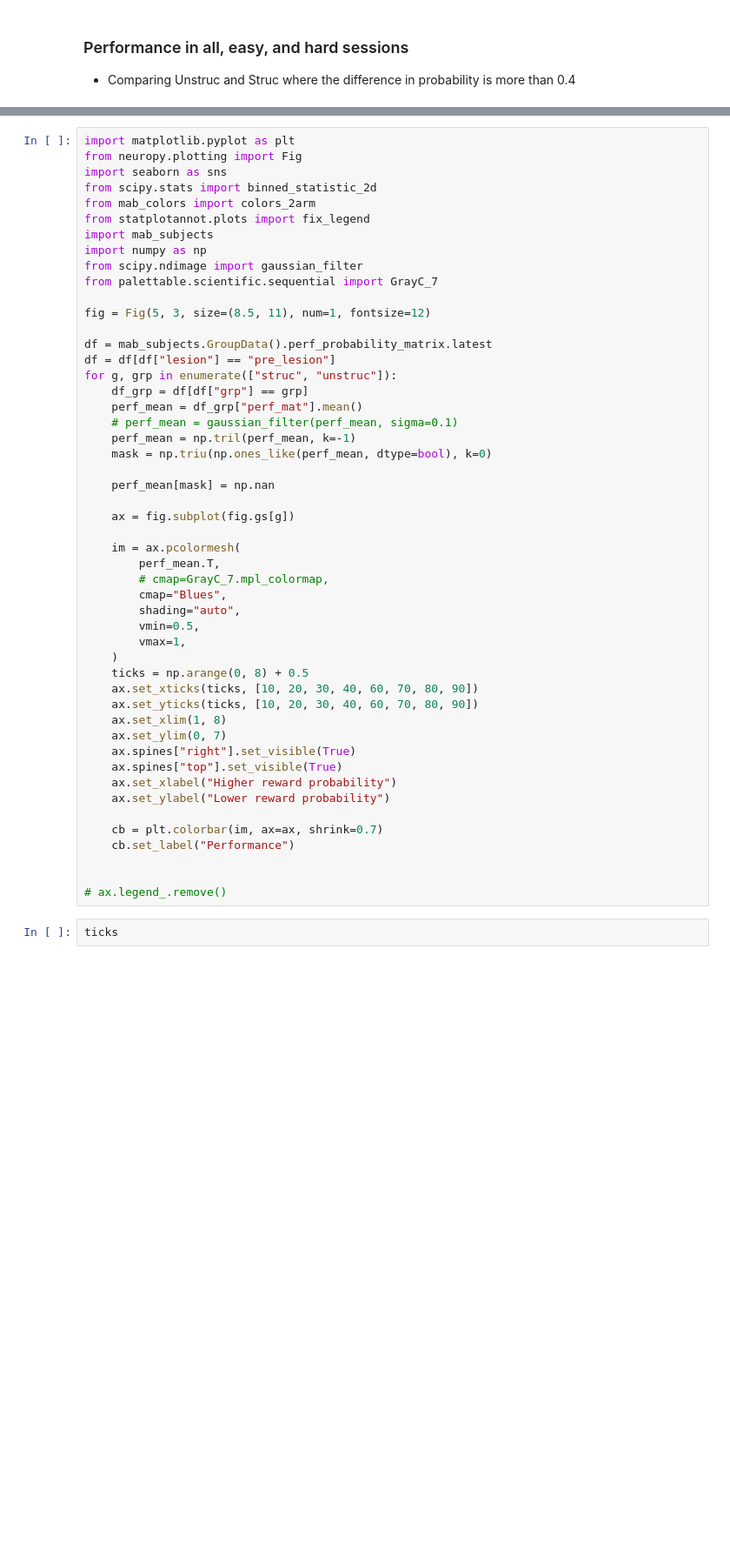
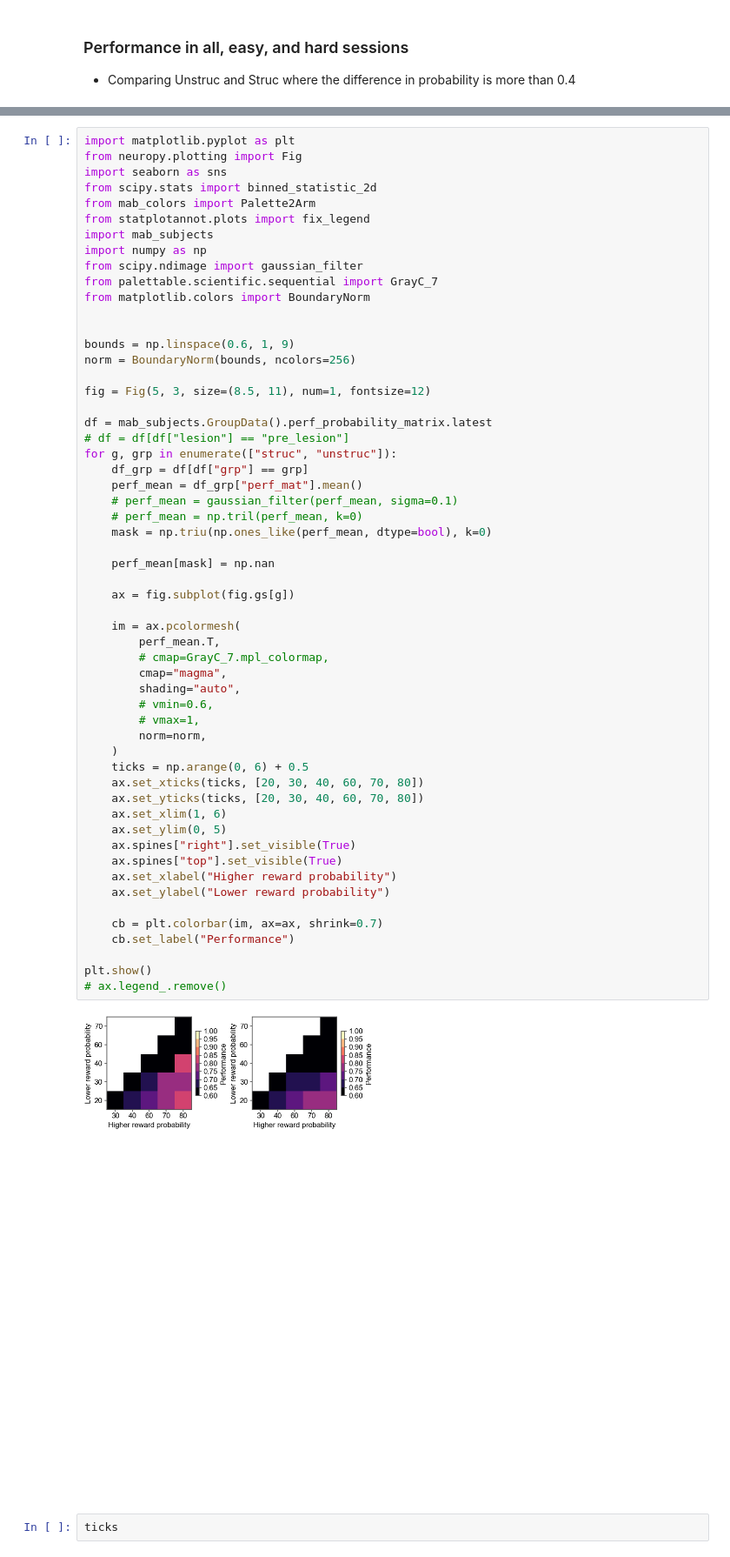
Before and after one commit to bapungiri/py_adlab_bg, a Jupyter notebook: mab_choice_performance1.ipynb, the cells around one changed output, grey strips where cells are left out. Shown at 87% size. Drawn from its saved outputs; the diff is of its cells as text; blank space fills up the shorter version.

```diff
--- a/mab_choice_performance1.ipynb
+++ b/mab_choice_performance1.ipynb
@@ -220,51 +241,59 @@ import matplotlib.pyplot as plt
 from neuropy.plotting import Fig
 import seaborn as sns
 from scipy.stats import binned_statistic_2d
-from mab_colors import colors_2arm
+from mab_colors import Palette2Arm
 from statplotannot.plots import fix_legend
 import mab_subjects
 import numpy as np
 from scipy.ndimage import gaussian_filter
 from palettable.scientific.sequential import GrayC_7
+from matplotlib.colors import BoundaryNorm
+
+
+bounds = np.linspace(0.6, 1, 9)
+norm = BoundaryNorm(bounds, ncolors=256)
 
 fig = Fig(5, 3, size=(8.5, 11), num=1, fontsize=12)
 
 df = mab_subjects.GroupData().perf_probability_matrix.latest
-df = df[df["lesion"] == "pre_lesion"]
+# df = df[df["lesion"] == "pre_lesion"]
 for g, grp in enumerate(["struc", "unstruc"]):
     df_grp = df[df["grp"] == grp]
     perf_mean = df_grp["perf_mat"].mean()
     # perf_mean = gaussian_filter(perf_mean, sigma=0.1)
-    perf_mean = np.tril(perf_mean, k=-1)
+    # perf_mean = np.tril(perf_mean, k=0)
     mask = np.triu(np.ones_like(perf_mean, dtype=bool), k=0)
 
     perf_mean[mask] = np.nan
 
     ax = fig.subplot(fig.gs[g])
 
     im = ax.pcolormesh(
         perf_mean.T,
         # cmap=GrayC_7.mpl_colormap,
-        cmap="Blues",
+        cmap="magma",
         shading="auto",
-        vmin=0.5,
-        vmax=1,
+        # vmin=0.6,
+        # vmax=1,
+        norm=norm,
     )
-    ticks = np.arange(0, 8) + 0.5
-    ax.set_xticks(ticks, [10, 20, 30, 40, 60, 70, 80, 90])
-    ax.set_yticks(ticks, [10, 20, 30, 40, 60, 70, 80, 90])
-    ax.set_xlim(1, 8)
-    ax.set_ylim(0, 7)
+    ticks = np.arange(0, 6) + 0.5
+    ax.set_xticks(ticks, [20, 30, 40, 60, 70, 80])
+    ax.set_yticks(ticks, [20, 30, 40, 60, 70, 80])
+    ax.set_xlim(1, 6)
+    ax.set_ylim(0, 5)
     ax.spines["right"].set_visible(True)
     ax.spines["top"].set_visible(True)
     ax.set_xlabel("Higher reward probability")
     ax.set_ylabel("Lower reward probability")
 
     cb = plt.colorbar(im, ax=ax, shrink=0.7)
     cb.set_label("Performance")
 
-
+plt.show()
 # ax.legend_.remove()
+# %% [output]
+[figure, added]
 # %%
 ticks
 # %% [markdown]
```
Also changed, not shown: parts of 6 cells of this notebook, 4 other files.
